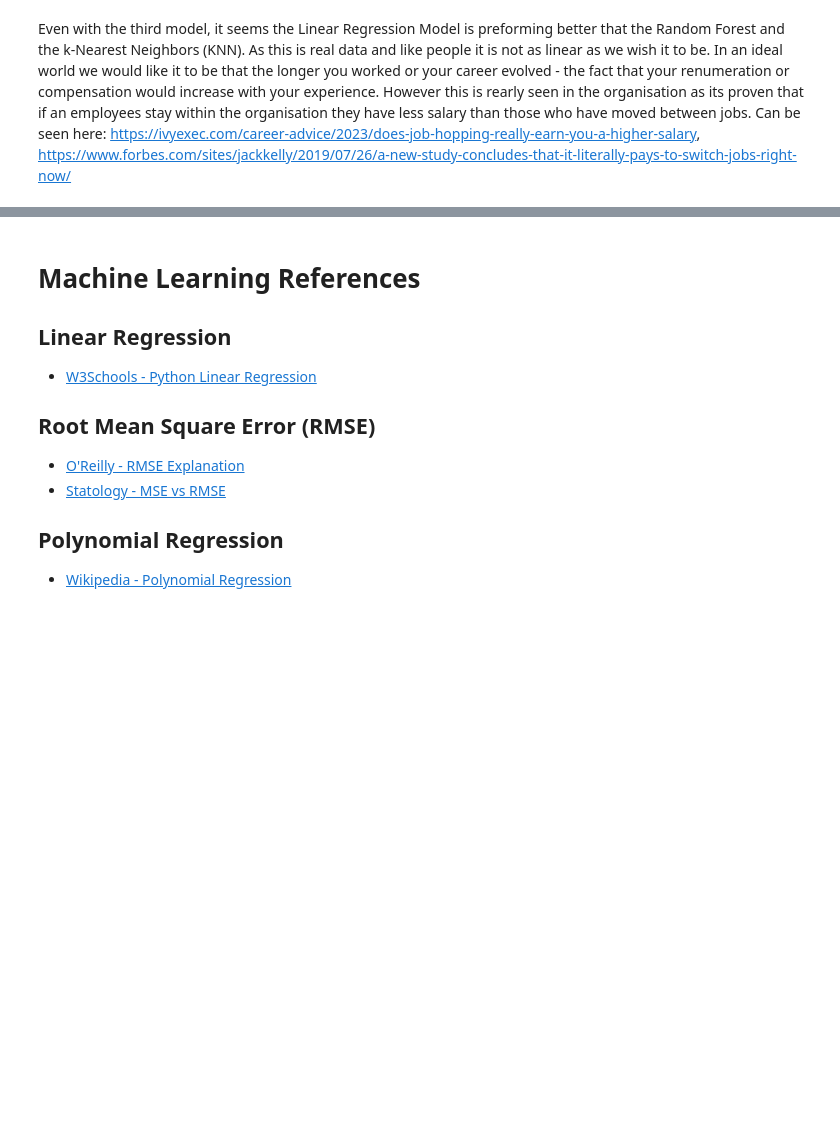
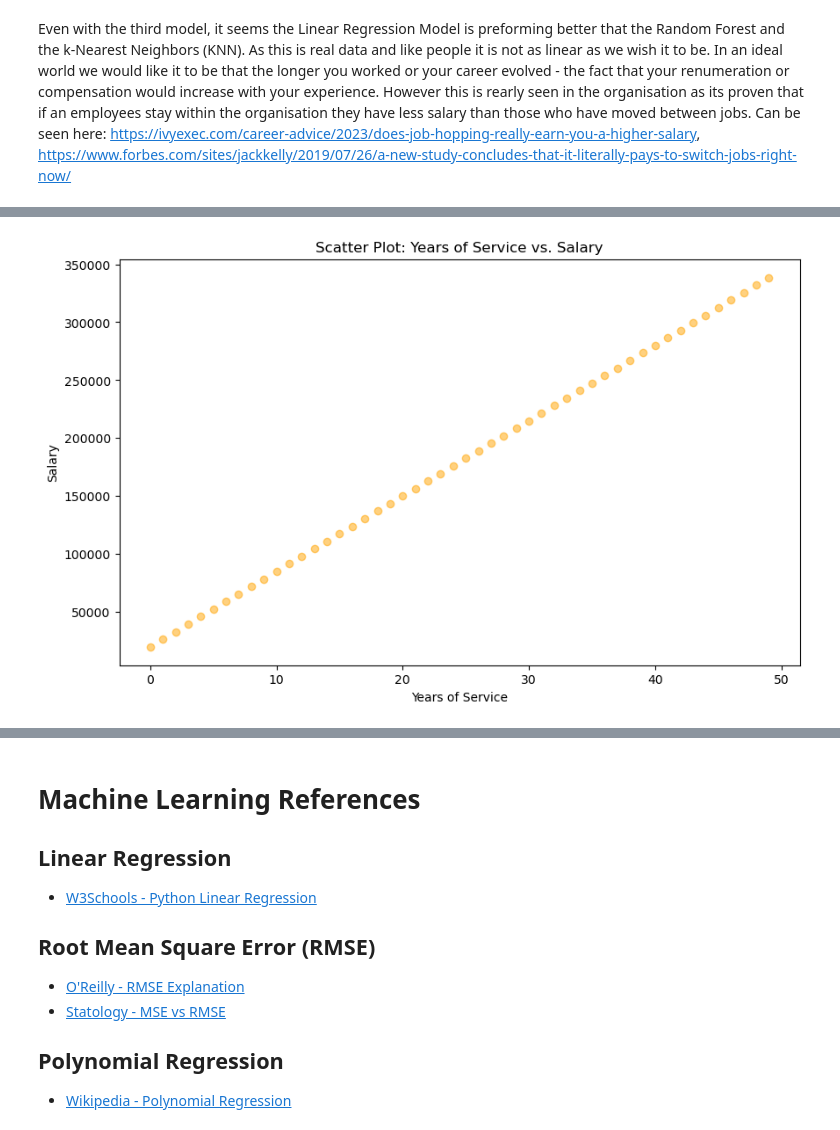
Before and after one commit to Cossie01/Machine-Learning-Stats-Assessment, a Jupyter notebook: Regression.ipynb, the cells around one changed output, grey strips where cells are left out. Cells and saved outputs as stored; diff of their text form; code cells hidden in the pictures; blank space fills up the shorter version.

Commit message:
Adding the Simulated Data

```diff
--- a/Regression.ipynb
+++ b/Regression.ipynb
@@ -598,0 +620,11 @@ Even with the third model, it seems the Linear Regression Model is preforming be
+# %%
+#Generate synthetic data
+np.random.seed(42)
+years_Of_Service = np.arange(0, 50)  #years of service 50 data points from 0-50
+salary = 20000 + 6500 * years_of_service  #Salary increasing in amounts
+
+#Create the DF.
+data = pd.DataFrame({'YearsOfService': years_Of_Service, 'Salary': salary})
+
+#Display the DataFrame
+print(data)
@@ -598,0 +649,14 @@ Even with the third model, it seems the Linear Regression Model is preforming be
+# %%
+#Exploratory Data Analysis to understand the relationship between years of service and salary
+total_Working_Years = data['YearsOfService']
+monthly_Income = data['Salary']
+
+#Showing the scatter plot
+plt.figure(figsize=(10, 6))
+plt.scatter(total_Working_Years, monthly_Income, alpha=0.5, color="orange")
+plt.xlabel('Years of Service')
+plt.ylabel('Salary')
+plt.title('Scatter Plot: Years of Service vs. Salary')
+plt.show()
+# %% [output]
+[figure, added]
```
Also changed, not shown: parts of 9 cells of this notebook, 1 other file.
